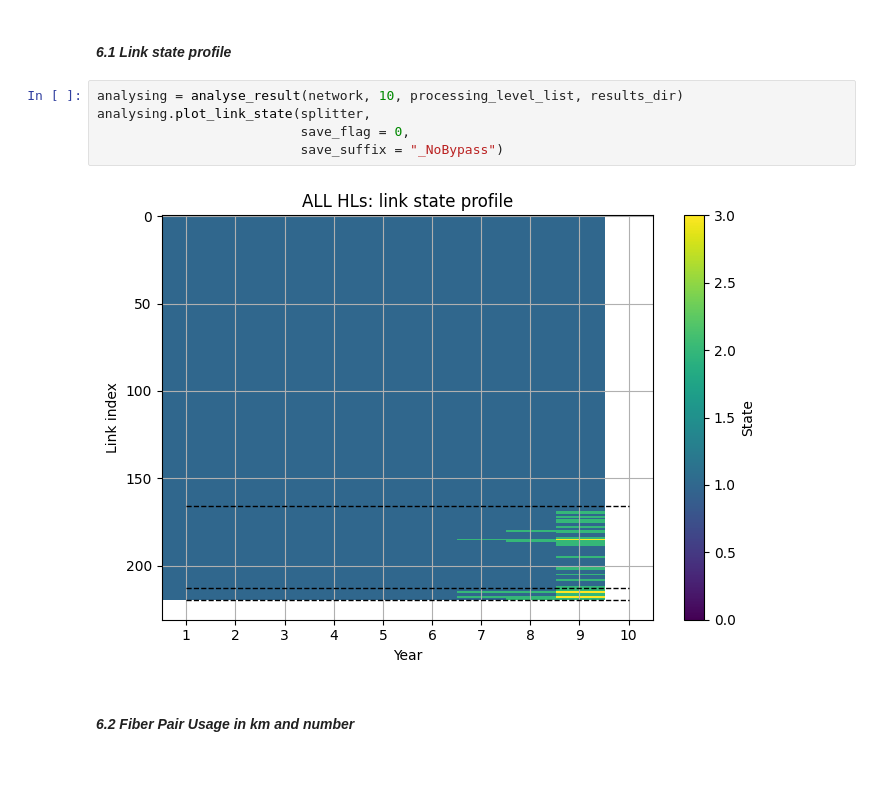
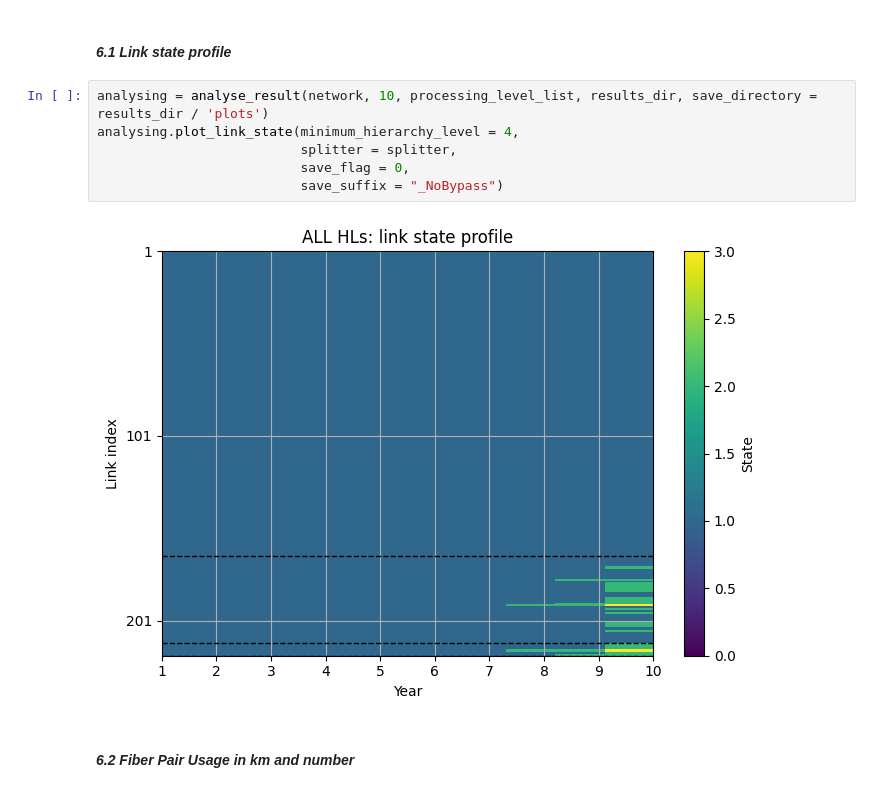
Before and after one commit to UC3M-ONDT/SixDman, a Jupyter notebook: examples/MAN157_Total_Level_50G.ipynb, the cells around one changed output. Cells and saved outputs as stored; diff of their text form.

```diff
--- a/examples/MAN157_Total_Level_50G.ipynb
+++ b/examples/MAN157_Total_Level_50G.ipynb
@@ -348,12 +352,13 @@ Processing Year:  10
 # %% [markdown]
 #### *6.1 Link state profile*
 # %%
-analysing = analyse_result(network, 10, processing_level_list, results_dir)
-analysing.plot_link_state(splitter,
+analysing = analyse_result(network, 10, processing_level_list, results_dir, save_directory = results_dir / 'plots')
+analysing.plot_link_state(minimum_hierarchy_level = 4,
+                          splitter = splitter,
                           save_flag = 0,
                           save_suffix = "_NoBypass")
 # %% [output]
-[figure, old version]
+[figure, new version]
 # %% [markdown]
 #### *6.2 Fiber Pair Usage in km and number*
 # %%
```
Also changed, not shown: parts of 9 cells of this notebook, 46 other files.
